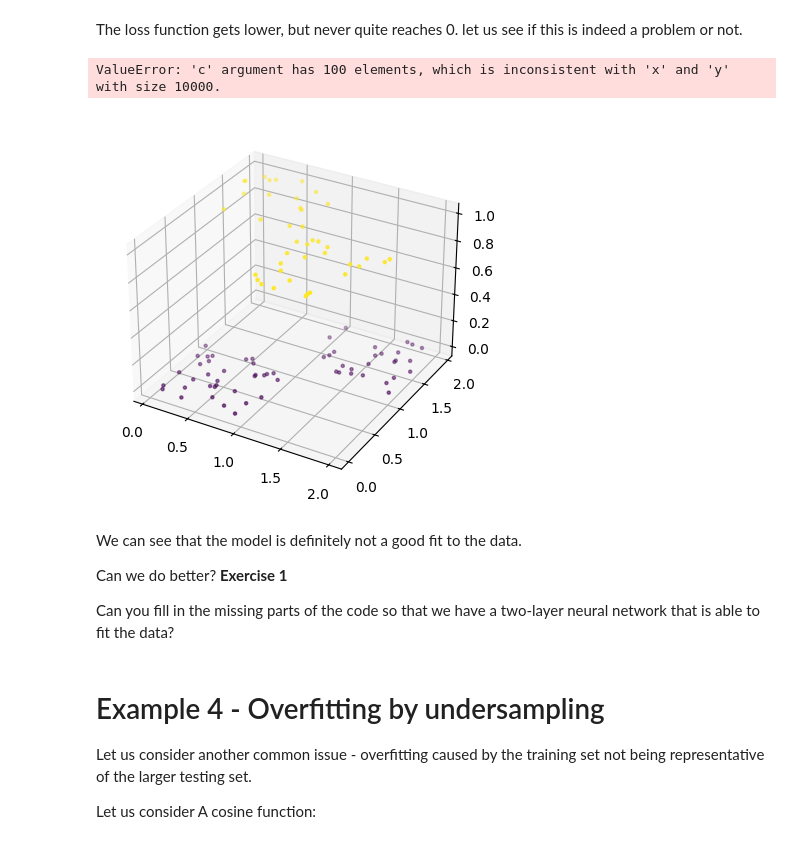
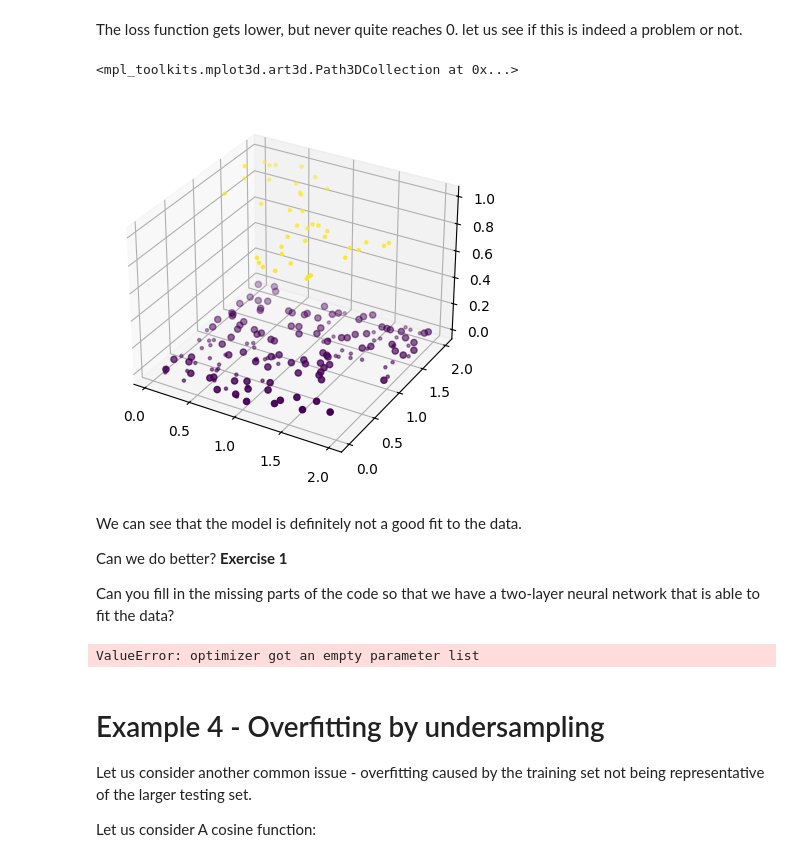
Before and after one commit to huypqh11/deef-life-su, a Jupyter notebook: Week_01/Deep4Life_Lab_1_Introduction_to_pytorch_noSolution.ipynb, the cells around one changed output. Drawn from its saved outputs; the diff is of its cells as text; code cells hidden in the pictures.

```diff
--- a/Week_01/Deep4Life_Lab_1_Introduction_to_pytorch_noSolution.ipynb
+++ b/Week_01/Deep4Life_Lab_1_Introduction_to_pytorch_noSolution.ipynb
@@ -405,23 +405,23 @@ The loss function gets lower, but never quite reaches 0. let us see if this is i
 # %%
 N_samples=100
 test_X1s=np.random.rand(N_samples)*2
 test_X2s=np.random.rand(N_samples)*2
 
 test_Ys=np.array([XOR_like(x1,x2) for x1,x2 in zip(test_X1s,test_X2s)])
 
 #prepare test input  data
 test_inputs = torch.tensor(np.concatenate((test_X1s.reshape((N_samples,1)),test_X2s.reshape((N_samples,1))),axis=1), dtype=torch.float32)
 
 with torch.no_grad():
-    test_output = model(test_inputs)
+    test_output = model(test_inputs).flatten()
 
 
 fig, ax = plt.subplots(subplot_kw={"projection": "3d"})
 ax.scatter(train_X1s, train_X2s, train_Ys,label="training data",c=train_Ys,marker=".")
 ax.scatter(test_X1s,test_X2s,test_output,label="testing data",c=test_output,marker="o")
 # %% [output]
-ValueError: 'c' argument has 100 elements, which is inconsistent with 'x' and 'y' with size 10000.
+<mpl_toolkits.mplot3d.art3d.Path3DCollection at 0x...>
-[figure, old version]
+[figure, new version]
 # %% [markdown]
 We can see that the model is definitely not a good fit to the data.
 
@@ -460,6 +460,8 @@ loss_vals=[]
 fig, ax = plt.subplots(subplot_kw={"projection": "3d"})
 ax.scatter(train_X1s, train_X2s, train_Ys,label="training data",c=train_Ys,marker=".")
 ax.scatter(test_X1s,test_X2s,test_output,label="testing data",c=test_output,marker="o")
+# %% [output]
+ValueError: optimizer got an empty parameter list
 # %% [markdown]
 # Example 4 - Overfitting by undersampling
 
```
